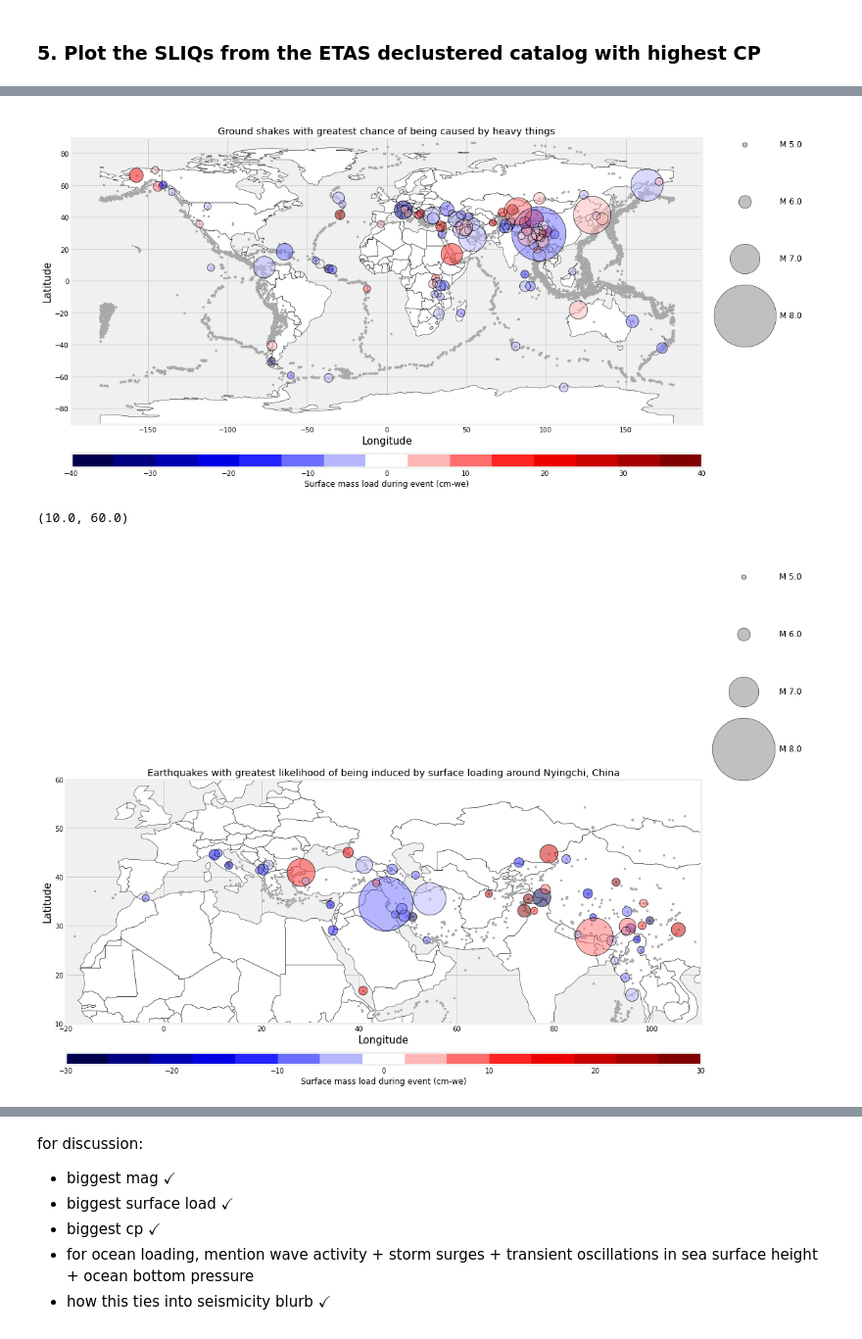
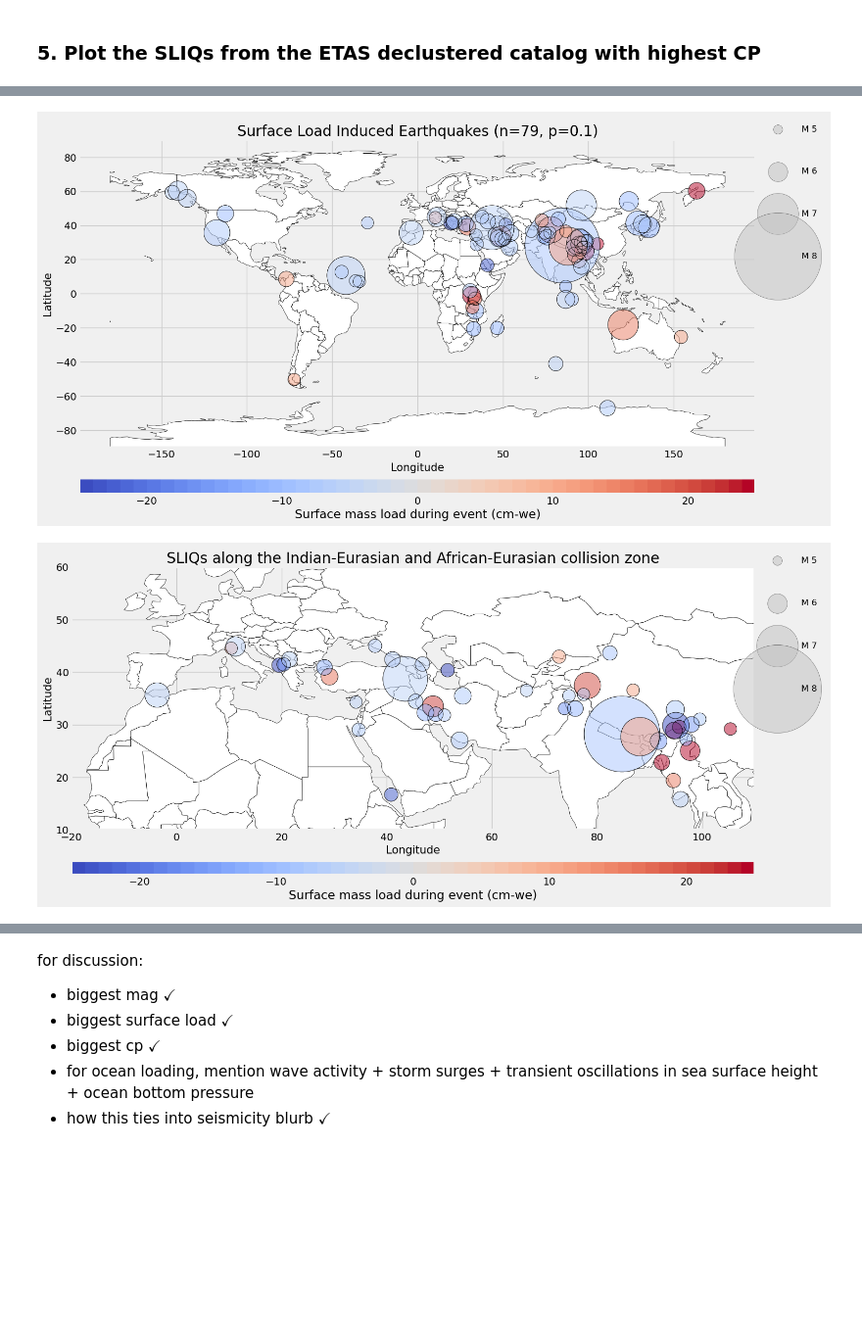
Before and after one commit to amandasyamsul/SLIQ, a Jupyter notebook: figure-3.ipynb, the cells around one changed output, grey strips where cells are left out. Shown at 98% size. Cells and saved outputs as stored; diff of their text form; code cells hidden in the pictures; blank space fills up the shorter version.

```diff
--- a/figure-3.ipynb
+++ b/figure-3.ipynb
@@ -60,6 +52,9 @@ sliq_nnd=sliq_nnd.drop(['index'], axis=1)
 sliq_nnd['dmass']=sliq_nnd['dmass'].astype(float)
 # %%
-loadquakes.load_map_cb(catalog,sliq_nnd.head(100),sliq_nnd.dmass.head(100),
-                'Earthquakes with greatest likelihood of being induced by surface loading (NND catalog)',
-                       -60,60,11,circle_scale=1e-6)
+cp_thr = 1.5
+nthr=len(sliq_nnd[sliq_nnd.cp>cp_thr])
+loadquakes.load_map_cb(catalog,sliq_nnd[sliq_nnd.cp>cp_thr],sliq_nnd[sliq_nnd.cp>cp_thr].dmass,
+                f'Earthquakes with greatest likelihood of being induced by surface loading (n={nthr}, p=95%)',
+                       -25,25,circle_scale=0.09,markersize_scale=1.5)
+plt.show()
 # %% [output]
@@ -75,6 +61,0 @@ sliq_nnd_v2['dmass']=sliq_nnd_v2['dmass'].astype(float)
-# %%
-importlib.reload(loadquakes)
-
-loadquakes.load_map_cb(catalog,sliq_nnd_v2.head(100),sliq_nnd_v2.dmass.head(100),
-                'Earthquakes with greatest likelihood of being induced by surface loading (NND catalog)',
-                       -60,60,11,circle_scale=1e-6)
@@ -108,8 +69,0 @@ sliq_etas.sort_values('dmass')
-# %%
-importlib.reload(loadquakes)
-
-ax=loadquakes.load_map_cb(catalog,sliq_etas.head(100),sliq_etas.dmass.head(100),
-                'Ground shakes with greatest chance of being caused by heavy things',
-                          -40,40,11,circle_scale=1e-6)
-# %% [output]
-[figure, removed]
@@ -121,11 +70,26 @@ nyingchi=sliq_etas.head(100)[(sliq_etas.head(100).latitude>10) &
+# %%
+cp_thr = 1.5
+nthr = len(sliq_etas[sliq_etas.cp>cp_thr])
+sliq_etas_sig = sliq_etas[sliq_etas.cp>cp_thr]
+
+loadquakes.load_map_cb(catalog,sliq_etas_sig,
+                       sliq_etas_sig.dmass,
+                f'Surface Load Induced Earthquakes (n={nthr}, p=0.1)',
+                       -25,25,circle_scale=0.09,markersize_scale=1.5)
+plt.show()
+# %% [output]
+[figure, added]
 # %%
-importlib.reload(loadquakes)
+nyingchi=sliq_etas_sig[(sliq_etas_sig.latitude>10) &
+          (sliq_etas_sig.latitude<50) &
+          (sliq_etas_sig.longitude>-40) &
+          (sliq_etas_sig.longitude<110)]
 
 ax=loadquakes.load_map_cb(catalog,nyingchi,nyingchi.dmass,
-                'Earthquakes with greatest likelihood of being induced by surface loading around Nyingchi, China',
-                          -30,30,11,circle_scale=1e-6)
+                'SLIQs along the Indian-Eurasian and African-Eurasian collision zone',
+                          -25,25,circle_scale=0.09,markersize_scale=1.5)
 ax.set_xlim([-20,110])
 ax.set_ylim([10,60])
+plt.show()
 # %% [output]
-(10.0, 60.0)
-[figure, old version]
+[figure, new version]
```
Also changed, not shown: parts of 23 cells of this notebook, 6 other files.
